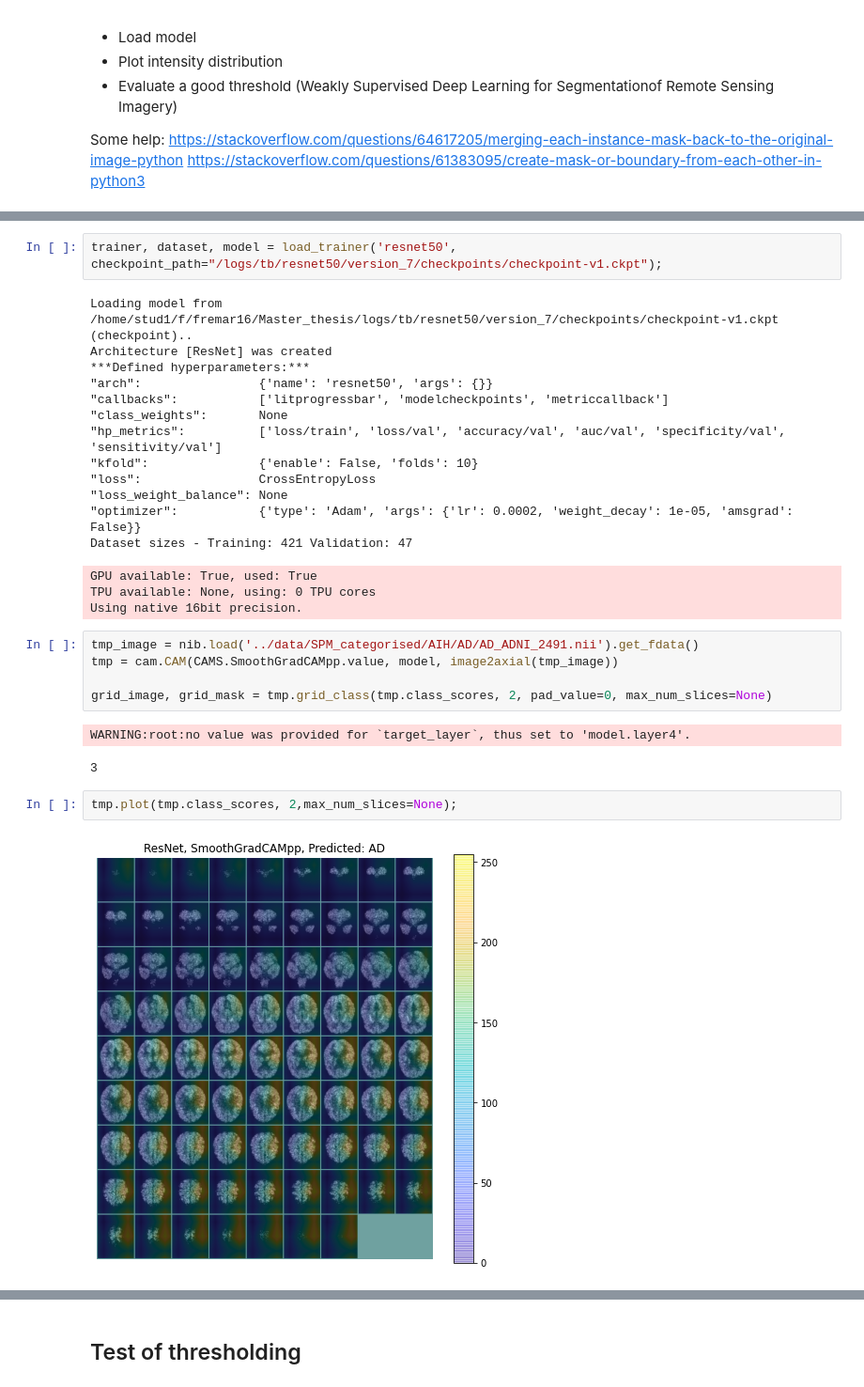
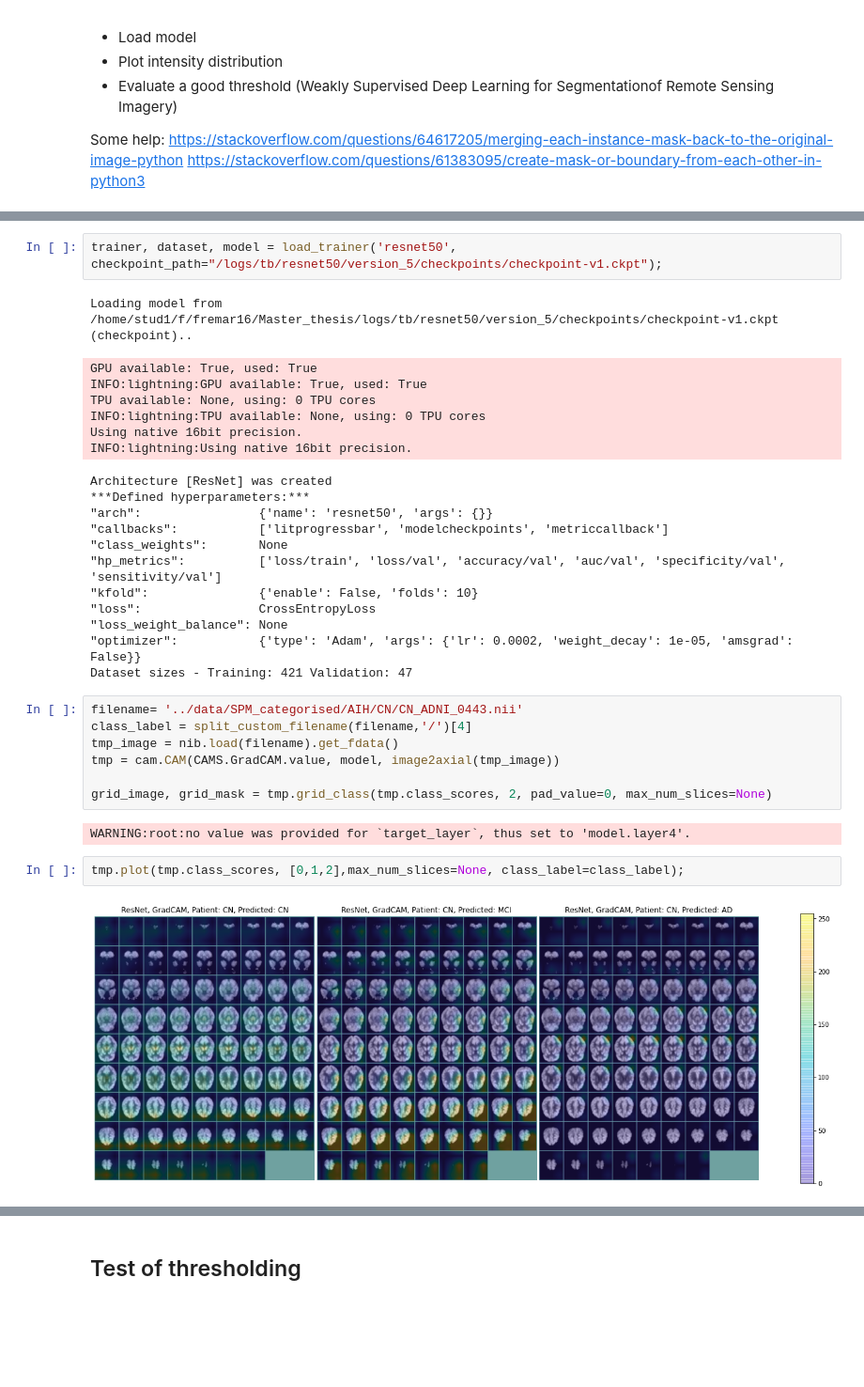
Before and after one commit to FredrikM97/Medical-ROI, a Jupyter notebook: notebooks/04 - segmentation.ipynb, the cells around one changed output, grey strips where cells are left out. Shown at 94% size. Cells and saved outputs as stored; diff of their text form; blank space fills up the shorter version.

```diff
--- a/notebooks/04 - segmentation.ipynb
+++ b/notebooks/04 - segmentation.ipynb
@@ -26,32 +33,36 @@ import torchvision
 import torch
 import matplotlib.pyplot as plt
 # %%
-trainer, dataset, model = load_trainer('resnet50', checkpoint_path="/logs/tb/resnet50/version_7/checkpoints/checkpoint-v1.ckpt");
+trainer, dataset, model = load_trainer('resnet50', checkpoint_path="/logs/tb/resnet50/version_5/checkpoints/checkpoint-v1.ckpt");
 # %% [output]
-Loading model from /home/stud1/f/fremar16/Master_thesis/logs/tb/resnet50/version_7/checkpoints/checkpoint-v1.ckpt (checkpoint)..
-Architecture [ResNet] was created
-***Defined hyperparameters:***
-"arch":                {'name': 'resnet50', 'args': {}}
-"callbacks":           ['litprogressbar', 'modelcheckpoints', 'metriccallback']
-"class_weights":       None
-"hp_metrics":          ['loss/train', 'loss/val', 'accuracy/val', 'auc/val', 'specificity/val', 'sensitivity/val']
-"kfold":               {'enable': False, 'folds': 10}
-"loss":                CrossEntropyLoss
-"loss_weight_balance": None
-"optimizer":           {'type': 'Adam', 'args': {'lr': 0.0002, 'weight_decay': 1e-05, 'amsgrad': False}}
-Dataset sizes - Training: 421 Validation: 47
+Loading model from /home/stud1/f/fremar16/Master_thesis/logs/tb/resnet50/version_5/checkpoints/checkpoint-v1.ckpt (checkpoint)..
 GPU available: True, used: True
+INFO:lightning:GPU available: True, used: True
 TPU available: None, using: 0 TPU cores
+INFO:lightning:TPU available: None, using: 0 TPU cores
 Using native 16bit precision.
+INFO:lightning:Using native 16bit precision.
+Architecture [ResNet] was created
+***Defined hyperparameters:***
+"arch":                {'name': 'resnet50', 'args': {}}
+"callbacks":           ['litprogressbar', 'modelcheckpoints', 'metriccallback']
+"class_weights":       None
+"hp_metrics":          ['loss/train', 'loss/val', 'accuracy/val', 'auc/val', 'specificity/val', 'sensitivity/val']
+"kfold":               {'enable': False, 'folds': 10}
+"loss":                CrossEntropyLoss
+"loss_weight_balance": None
+"optimizer":           {'type': 'Adam', 'args': {'lr': 0.0002, 'weight_decay': 1e-05, 'amsgrad': False}}
+Dataset sizes - Training: 421 Validation: 47
 # %%
-tmp_image = nib.load('../data/SPM_categorised/AIH/AD/AD_ADNI_2491.nii').get_fdata()
-tmp = cam.CAM(CAMS.SmoothGradCAMpp.value, model, image2axial(tmp_image))
+filename= '../data/SPM_categorised/AIH/CN/CN_ADNI_0443.nii'
+class_label = split_custom_filename(filename,'/')[4]
+tmp_image = nib.load(filename).get_fdata()
+tmp = cam.CAM(CAMS.GradCAM.value, model, image2axial(tmp_image))
 
 grid_image, grid_mask = tmp.grid_class(tmp.class_scores, 2, pad_value=0, max_num_slices=None)
 # %% [output]
 WARNING:root:no value was provided for `target_layer`, thus set to 'model.layer4'.
-3
 # %%
-tmp.plot(tmp.class_scores, 2,max_num_slices=None);
+tmp.plot(tmp.class_scores, [0,1,2],max_num_slices=None, class_label=class_label);
 # %% [output]
-[figure, old version]
+[figure, new version]
```
Also changed, not shown: parts of 43 cells of this notebook, 41 other files.
